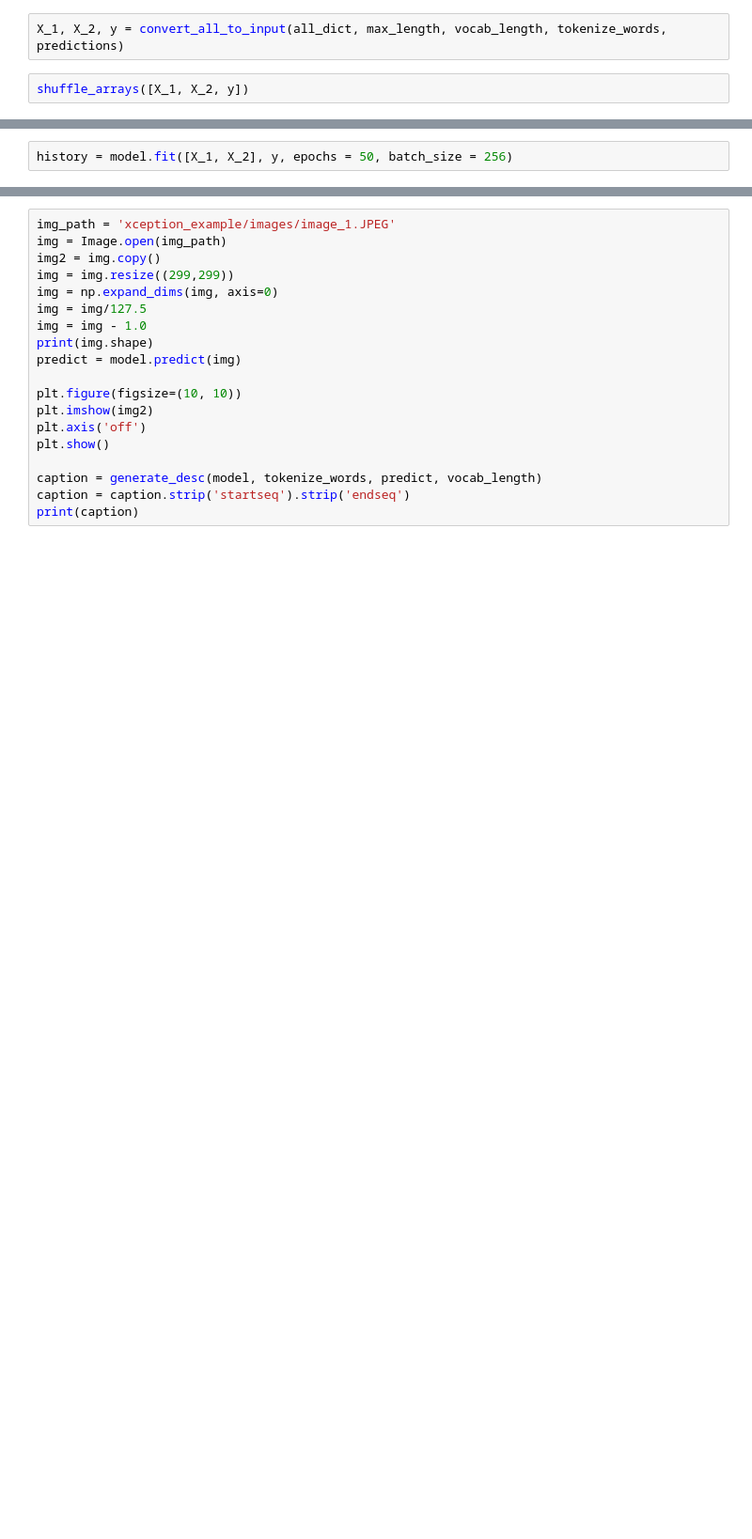
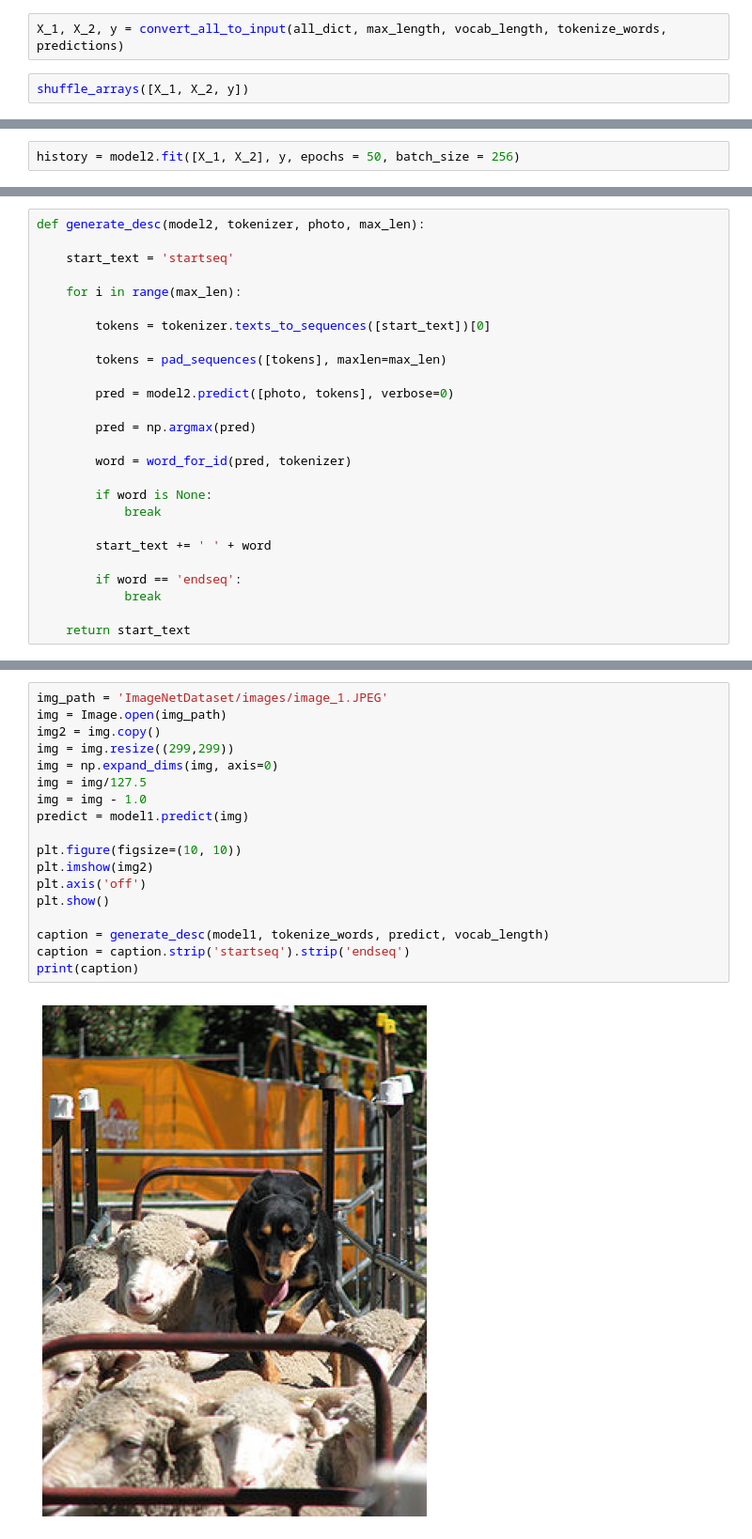
Before and after one commit to CSCI4850/s21-team4-project, a Jupyter notebook: Demo.ipynb, the cells around one changed output, grey strips where cells are left out. Shown at 94% size. Saved outputs shown, nothing was run; the diff lists cells and outputs as text; blank space fills up the shorter version.

```diff
--- a/Demo.ipynb
+++ b/Demo.ipynb
@@ -424,4 +449,4 @@ plot_model(model, to_file='model_plot.png', show_shapes=True, show_layer_names=T
 # %%
-history = model.fit([X_1, X_2], y, epochs = 50, batch_size = 256)
+history = model2.fit([X_1, X_2], y, epochs = 50, batch_size = 256)
 # %% [output]
 Epoch 1/50
@@ -466,0 +498,26 @@ plt.show()
+# %%
+def generate_desc(model2, tokenizer, photo, max_len):
+
+    start_text = 'startseq'
+
+    for i in range(max_len):
+
+        tokens = tokenizer.texts_to_sequences([start_text])[0]
+
+        tokens = pad_sequences([tokens], maxlen=max_len)
+
+        pred = model2.predict([photo, tokens], verbose=0)
+
+        pred = np.argmax(pred)
+
+        word = word_for_id(pred, tokenizer)
+
+        if word is None:
+            break
+
+        start_text += ' ' + word
+
+        if word == 'endseq':
+            break
+
+    return start_text
@@ -467,20 +526,20 @@ plt.show()
 # %%
-img_path = 'xception_example/images/image_1.JPEG'
+img_path = 'ImageNetDataset/images/image_1.JPEG'
 img = Image.open(img_path)
 img2 = img.copy()
 img = img.resize((299,299))
 img = np.expand_dims(img, axis=0)
 img = img/127.5
 img = img - 1.0
-print(img.shape)
-predict = model.predict(img)
+predict = model1.predict(img)
 
 plt.figure(figsize=(10, 10))
 plt.imshow(img2)
 plt.axis('off')
 plt.show()
 
-caption = generate_desc(model, tokenize_words, predict, vocab_length)
+caption = generate_desc(model1, tokenize_words, predict, vocab_length)
 caption = caption.strip('startseq').strip('endseq')
 print(caption)
 # %% [output]
+[figure, added]
```
Also changed, not shown: parts of 29 cells of this notebook, 2 other files.
